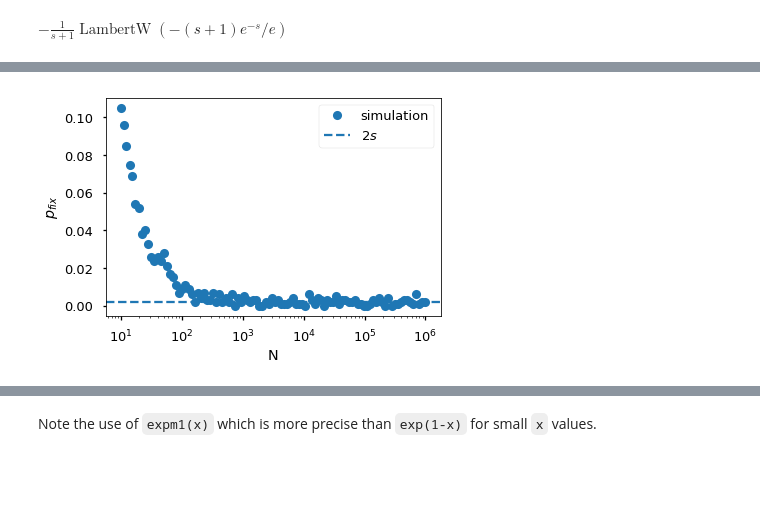
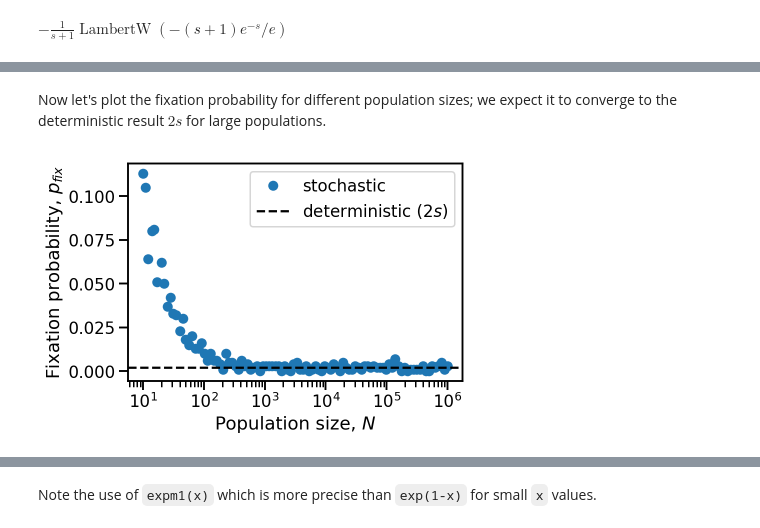
Before and after one commit to yoavram/SciComPy, a Jupyter notebook: notebooks/population-genetics.ipynb, the cells around one changed output, grey strips where cells are left out. Drawn from its saved outputs; the diff is of its cells as text; code cells hidden in the pictures; blank space fills up the shorter version.

```diff
--- a/notebooks/population-genetics.ipynb
+++ b/notebooks/population-genetics.ipynb
@@ -202,6 +232,7 @@ We can find a solution with sympy:
 # %%
-p, s = sympy.symbols('p s')
-sol = sympy.solve(p-sympy.exp(-(1-p)*(1+s)), p)[0]
+ploss, s = sympy.symbols('p_{loss} s')
+eq = ploss - sympy.exp(-(1 - ploss) * (1 + s))
+sol = sympy.solve(eq, ploss)[0]
 
 Latex(sympy.latex(sol, mode='inline'))
 # %% [output]
@@ -306,11 +356,16 @@ def simulation_np(n0, N, s, buflen=1000):
 
     return n[:t+1].copy()
 
-n0, N, s = 200, 1000, 0.01
+
+n0 = 200
+N = 1000
+s = 0.001
+
 n = simulation_np(n0, N, s)
+
 plt.plot(n)
-plt.xlabel('Time')
-plt.ylabel('# of $A$, $n$')
+plt.xlabel('Generations')
+plt.ylabel('Number of $A$, $n$')
 plt.ylim(0, N)
 plt.xlim(0, len(n));
 # %% [output]
@@ -429,3 +485,5 @@ fix_prob(1, 100, 0.1, 100000)
+# %% [markdown]
+Now let's plot the fixation probability for different population sizes; we expect it to converge to the deterministic result $2s$ for large populations.
 # %%
 Ns = np.logspace(1, 6, 100, dtype=int)
 s = 0.001
@@ -433,13 +491,13 @@ n0 = 1
 
 pfix = [fix_prob(n0, N, s, 1000) for N in Ns]
 # %%
-plt.plot(Ns, pfix, 'o', label='simulation')
-plt.axhline(2*s/(1+s), ls='--', label='$2s$')
+plt.plot(Ns, pfix, 'o', label='stochastic')
+plt.axhline(2*s, ls='--', color='k', label='deterministic $(2s)$')
 
-plt.xlabel('N')
+plt.xlabel('Population size, $N$')
 plt.xscale('log')
-plt.ylabel('$p_{fix}$')
+plt.ylabel('Fixation probability, $p_{fix}$')
 plt.legend();
 # %% [output]
-[figure, old version]
+[figure, new version]
 # %% [markdown]
```
Also changed, not shown: parts of 74 cells of this notebook.
